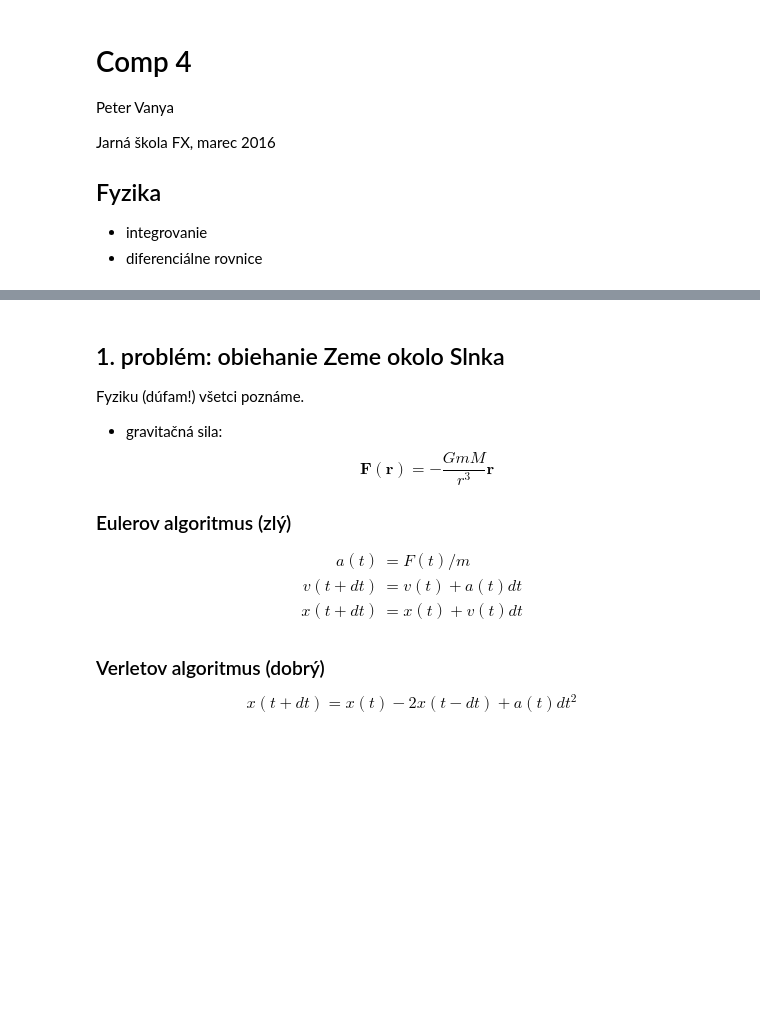
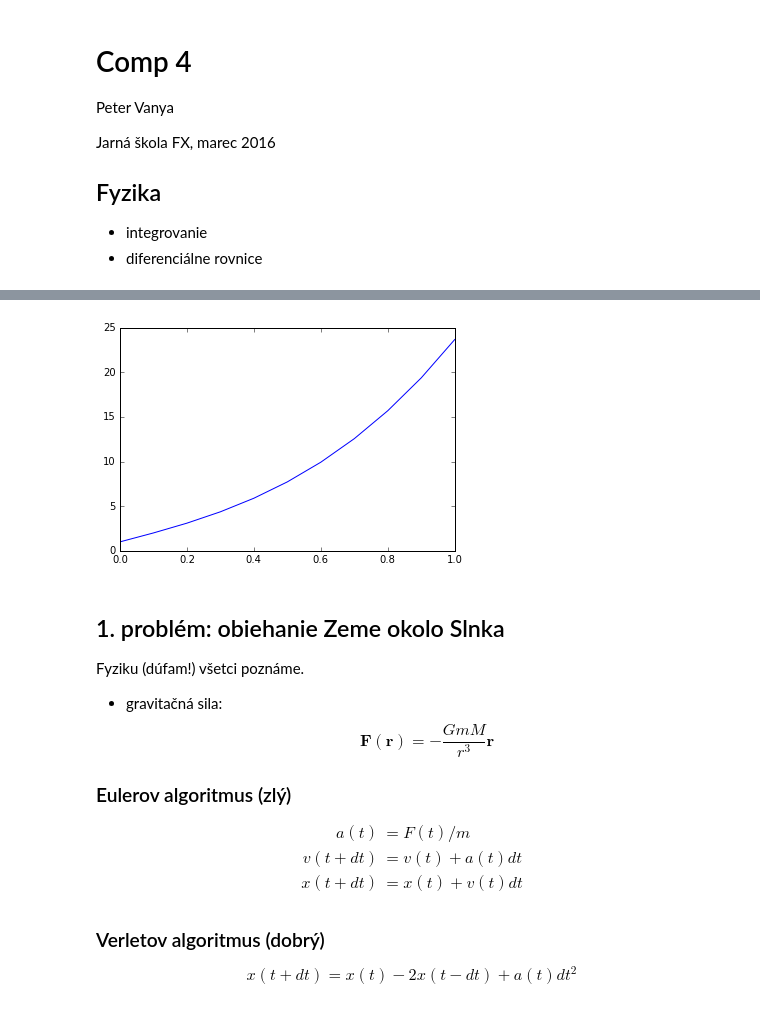
Before and after one commit to petervanya/JSFX16, a Jupyter notebook: comp4.ipynb, the cells around one changed output, grey strips where cells are left out. Drawn from its saved outputs; the diff is of its cells as text; code cells hidden in the pictures; blank space fills up the shorter version.

```diff
--- a/comp4.ipynb
+++ b/comp4.ipynb
@@ -17,3 +60,16 @@ from math import *
+# %%
+N = 11
+x = np.linspace(0., 1., N)
+y = np.zeros(N)
+y[0] = 1      # pociatocna podmienka
+
+for i in range(1, len(x)):
+    y[i] = y[i-1] + sqrt(1 + x[i-1]*y[i-1])
+
+plt.plot(x, y)
+plt.show()
+# %% [output]
+[figure, added]
 # %% [markdown]
 ## 1. problém: obiehanie Zeme okolo Slnka
 
```
Also changed, not shown: parts of 10 cells of this notebook, 3 other files.
